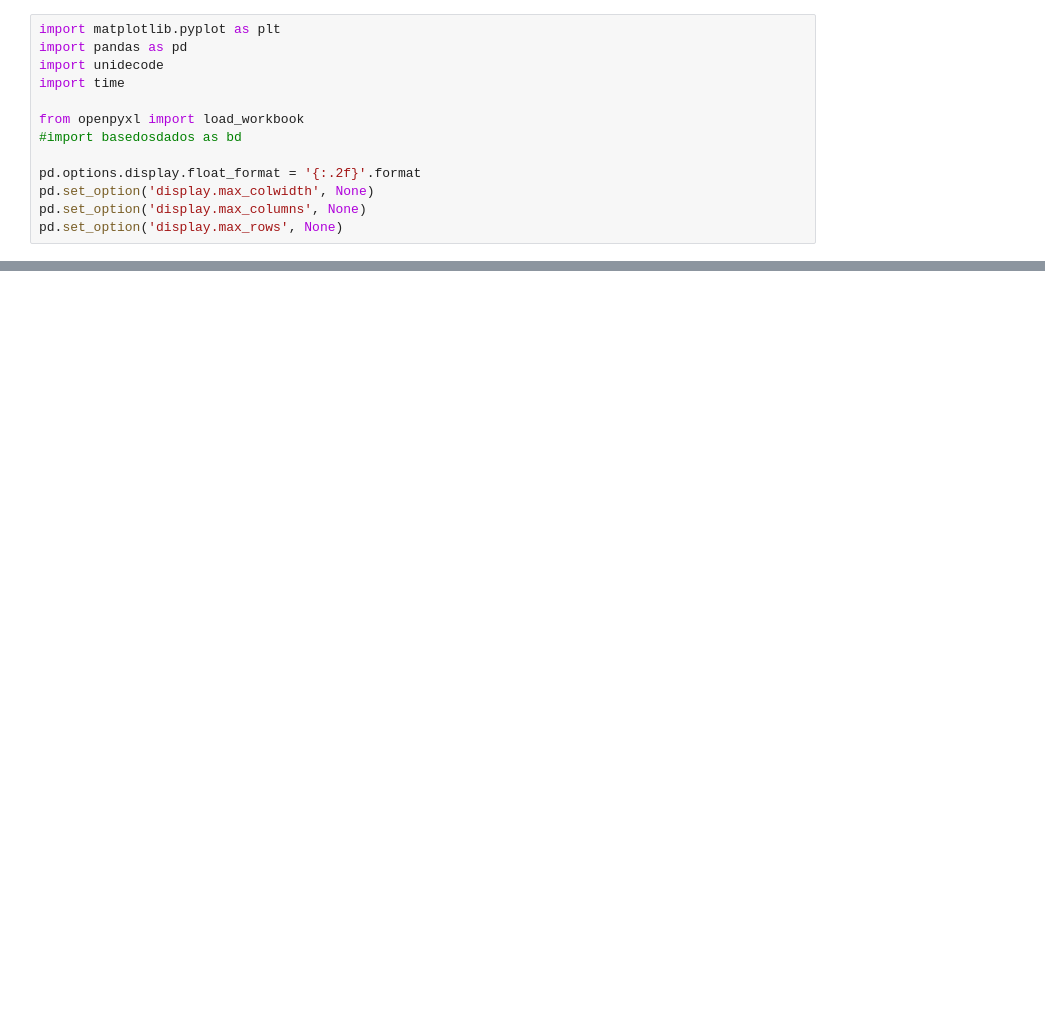
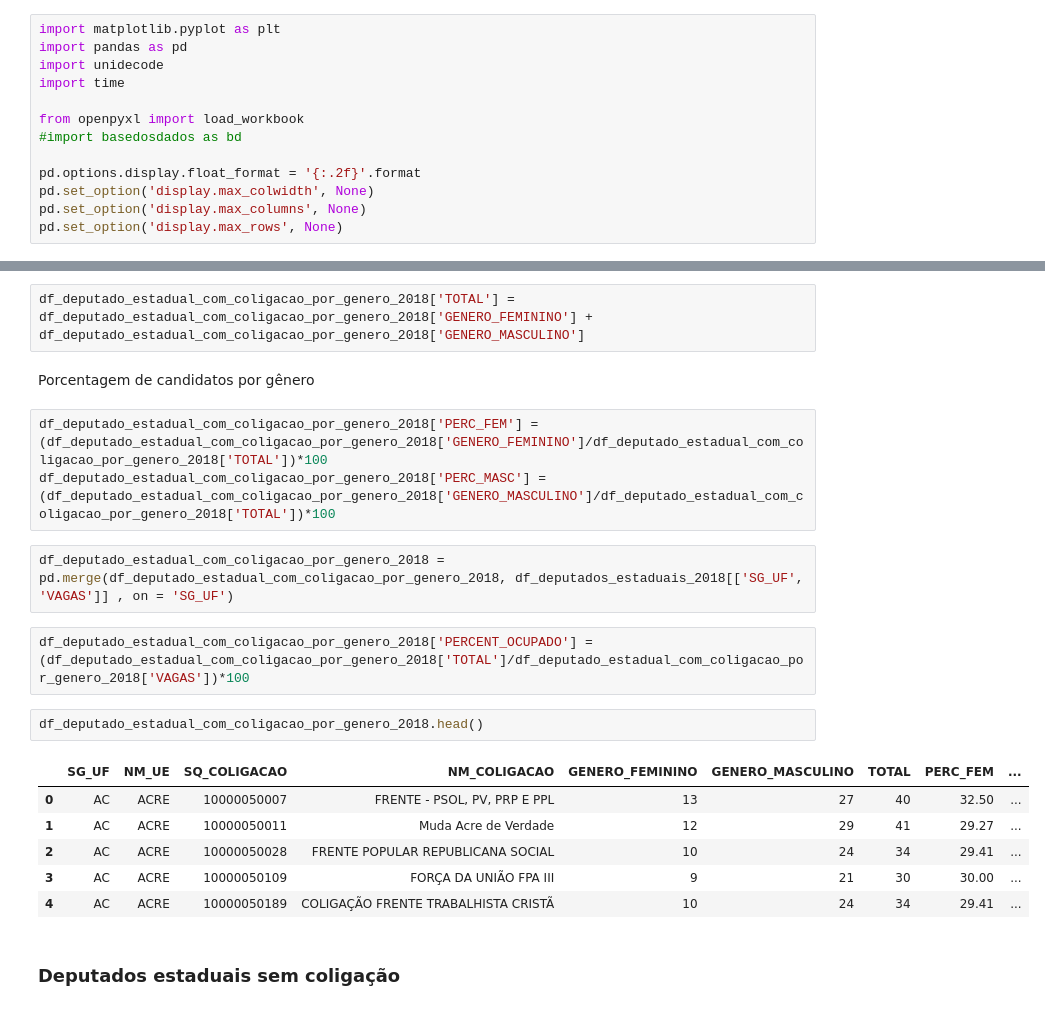
Before and after one commit to Cristiananc/consulta_candidaturas, a Jupyter notebook: Deputados Estaduais.ipynb, the cells around one changed output, grey strips where cells are left out. Drawn from its saved outputs; the diff is of its cells as text; blank space fills up the shorter version.

```diff
--- a/Deputados Estaduais.ipynb
+++ b/Deputados Estaduais.ipynb
@@ -316,0 +431,22 @@ df_vereador_sem_coligacoes_por_genero_2020.head()
+# %%
+df_deputado_estadual_com_coligacao_por_genero_2018['TOTAL'] = df_deputado_estadual_com_coligacao_por_genero_2018['GENERO_FEMININO'] + df_deputado_estadual_com_coligacao_por_genero_2018['GENERO_MASCULINO']
+# %% [markdown]
+Porcentagem de candidatos por gênero
+# %%
+df_deputado_estadual_com_coligacao_por_genero_2018['PERC_FEM'] = (df_deputado_estadual_com_coligacao_por_genero_2018['GENERO_FEMININO']/df_deputado_estadual_com_coligacao_por_genero_2018['TOTAL'])*100
+df_deputado_estadual_com_coligacao_por_genero_2018['PERC_MASC'] = (df_deputado_estadual_com_coligacao_por_genero_2018['GENERO_MASCULINO']/df_deputado_estadual_com_coligacao_por_genero_2018['TOTAL'])*100
+# %%
+df_deputado_estadual_com_coligacao_por_genero_2018 = pd.merge(df_deputado_estadual_com_coligacao_por_genero_2018, df_deputados_estaduais_2018[['SG_UF', 'VAGAS']] , on = 'SG_UF')
+# %%
+df_deputado_estadual_com_coligacao_por_genero_2018['PERCENT_OCUPADO'] = (df_deputado_estadual_com_coligacao_por_genero_2018['TOTAL']/df_deputado_estadual_com_coligacao_por_genero_2018['VAGAS'])*100
+# %%
+df_deputado_estadual_com_coligacao_por_genero_2018.head()
+# %% [output]
+|  | SG_UF | NM_UE | SQ_COLIGACAO | NM_COLIGACAO | GENERO_FEMININO | GENERO_MASCULINO | TOTAL | PERC_FEM | ... |
+| 0 | AC | ACRE | 10000050007 | FRENTE - PSOL, PV, PRP E PPL | 13 | 27 | 40 | 32.50 | ... |
+| 1 | AC | ACRE | 10000050011 | Muda Acre de Verdade | 12 | 29 | 41 | 29.27 | ... |
+| 2 | AC | ACRE | 10000050028 | FRENTE POPULAR REPUBLICANA SOCIAL | 10 | 24 | 34 | 29.41 | ... |
+| 3 | AC | ACRE | 10000050109 | FORÇA DA UNIÃO FPA III | 9 | 21 | 30 | 30.00 | ... |
+| 4 | AC | ACRE | 10000050189 | COLIGAÇÃO FRENTE TRABALHISTA CRISTÃ | 10 | 24 | 34 | 29.41 | ... |
+# %% [markdown]
+### Deputados estaduais sem coligação
```
Also changed, not shown: parts of 128 cells of this notebook, 2 other files.
